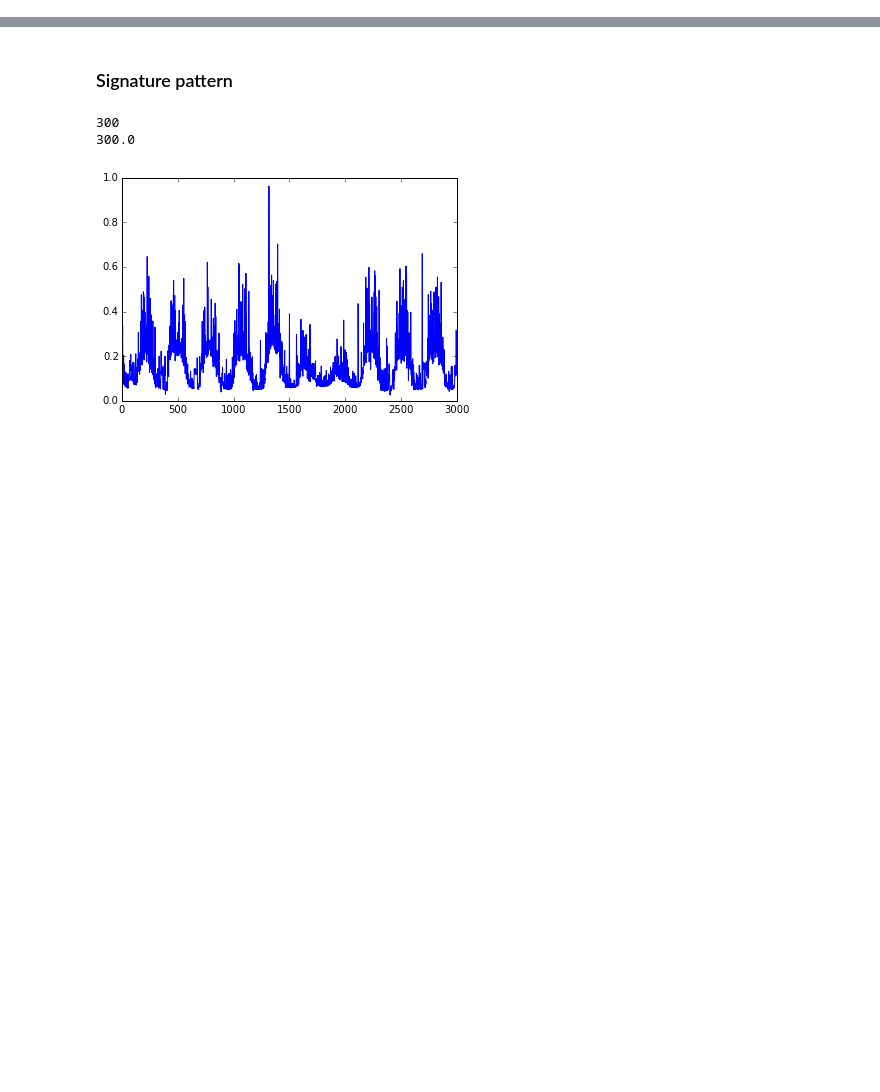
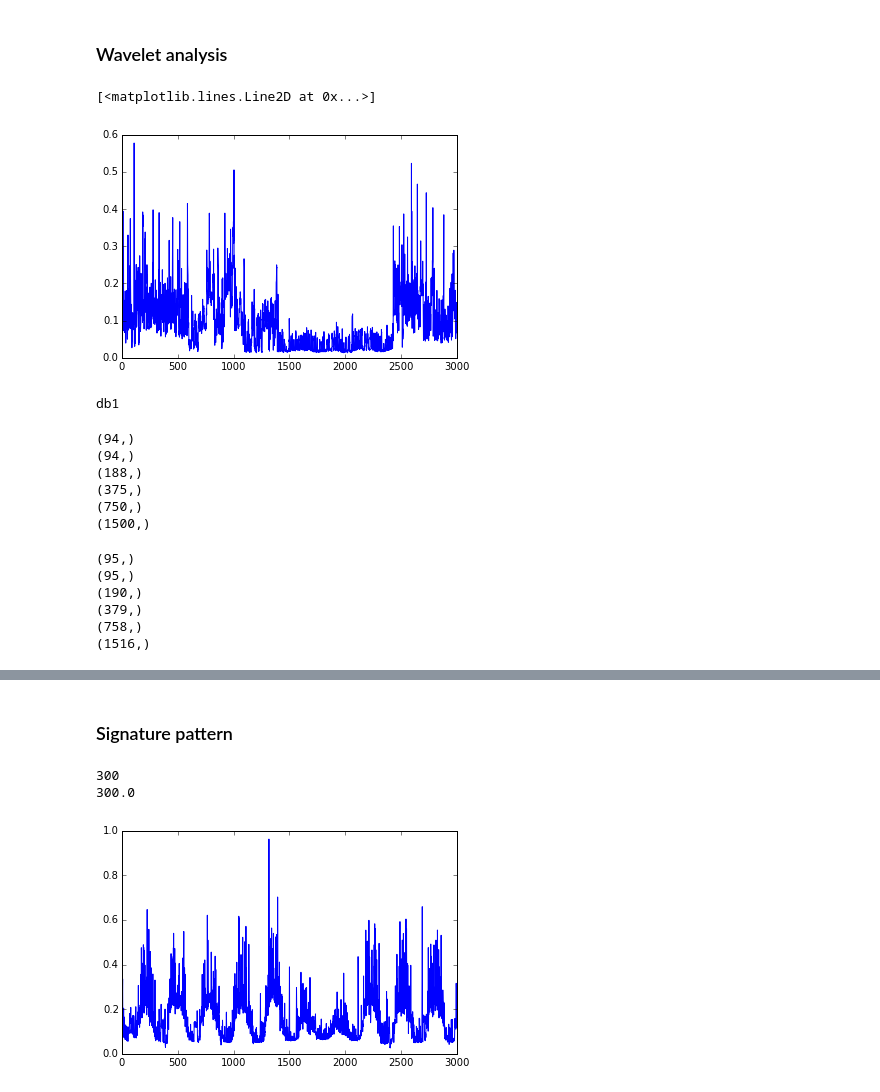
Before and after one commit to Manrich121/ForecastingCloud, a Jupyter notebook: DataPlot/src/ExploreData.ipynb, the cells around one changed output, grey strips where cells are left out. Saved outputs shown, nothing was run; the diff lists cells and outputs as text; code cells hidden in the pictures; blank space fills up the shorter version.

```diff
--- a/DataPlot/src/ExploreData.ipynb
+++ b/DataPlot/src/ExploreData.ipynb
@@ -31,0 +33,38 @@ pandas: 0.11.0
+# %% [markdown]
+### Wavelet analysis
+# %%
+training = data[100:3100]
+levels = 5
+fc = 30
+order = [1, 1, 2, 4, 8, 16]
+types = ['db1', 'db2', 'bior1.5', 'sym4']
+plt.plot(training)
+# %% [output]
+[<matplotlib.lines.Line2D at 0x...>]
+[figure, added]
+# %%
+bestType = 'db1'
+bestDist = np.inf
+
+for t in types:
+    approx_levels = pywt.wavedec(training, wavelet=t, level=levels)
+    idx = np.int_(np.linspace(0, training.shape[0]-1, num=len(approx_levels[0])))
+    samples = training[idx]
+    dist = np.linalg.norm(approx_levels[0]-samples)
+    if dist < bestDist:
+        bestDist = dist
+        bestType = t
+print bestType
+# %% [output]
+db1
+# %%
+approx_levels = pywt.wavedec(training, wavelet=bestType, level=levels)
+for s in approx_levels:
+    print s.shape
+# %% [output]
+(94,)
+(94,)
+(188,)
+(375,)
+(750,)
+(1500,)
@@ -31,0 +76,10 @@ pandas: 0.11.0
+# %%
+for s in approx_levels:
+    print s.shape
+# %% [output]
+(95,)
+(95,)
+(190,)
+(379,)
+(758,)
+(1516,)
```
Also changed, not shown: parts of 3 cells of this notebook.
